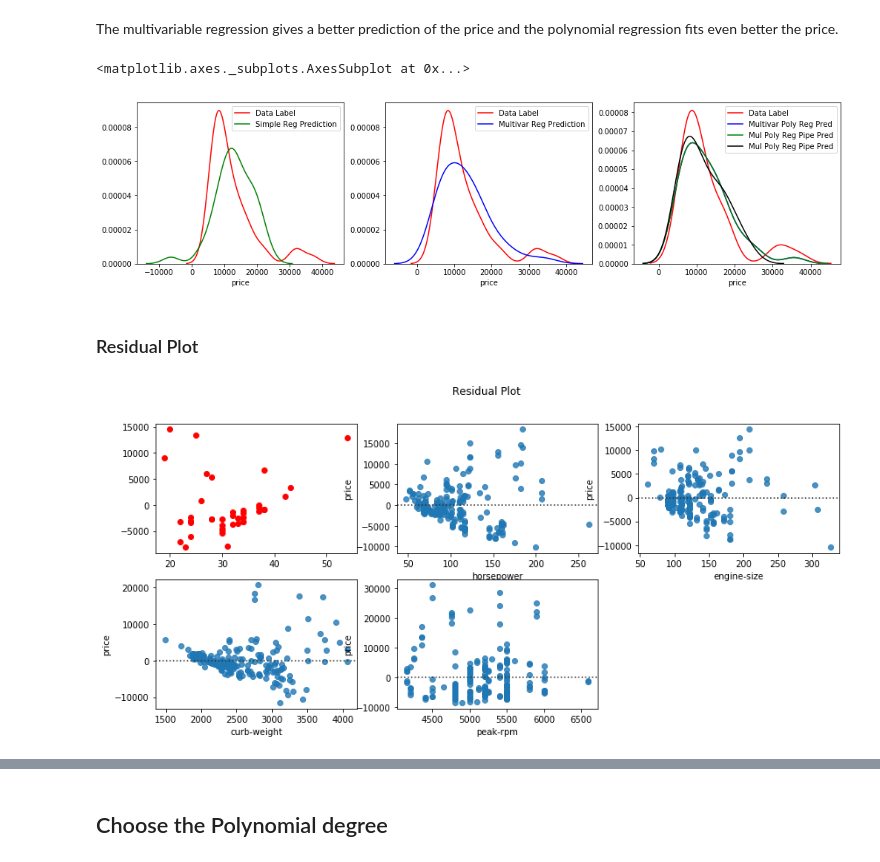
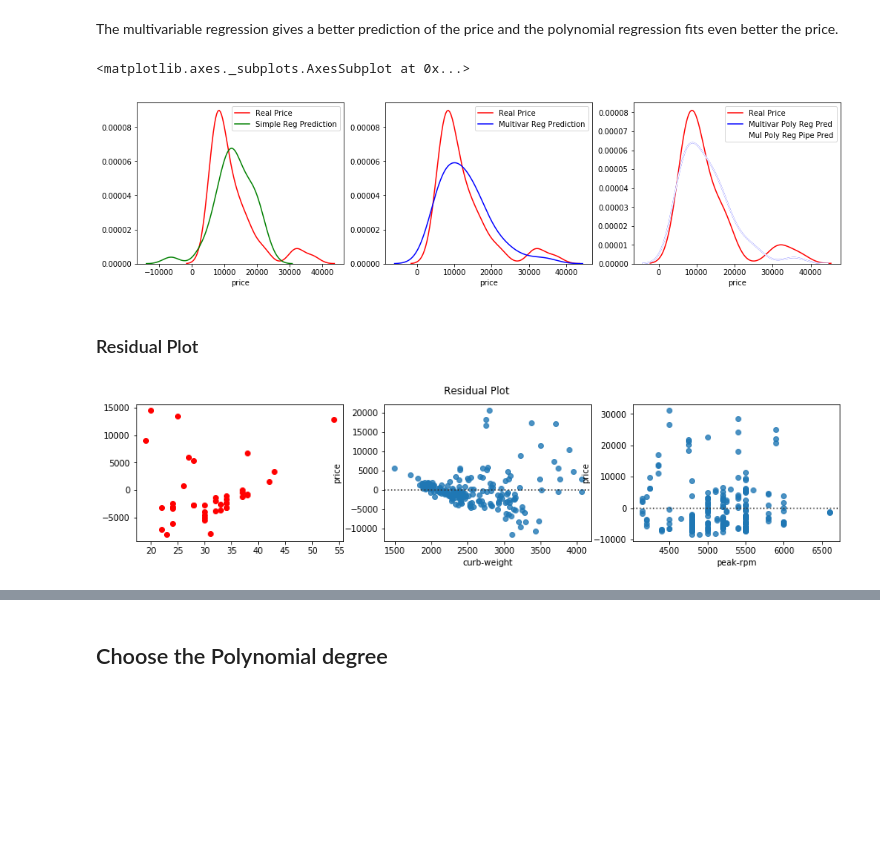
Before and after one commit to Rima-B/ML, a Jupyter notebook: pricePredictor/src/linearRegPricePrediction.ipynb, the cells around one changed output, grey strips where cells are left out. Cells and saved outputs as stored; diff of their text form; code cells hidden in the pictures; blank space fills up the shorter version.

Commit message:
Correct some plots

```diff
--- a/pricePredictor/src/linearRegPricePrediction.ipynb
+++ b/pricePredictor/src/linearRegPricePrediction.ipynb
@@ -232,33 +334,29 @@ The multivariable regression gives a better prediction of the price and the poly
 # %%
 plt.figure(figsize=(17, 4))
 plt.subplot(131)
-sns.distplot(y_test, hist=False, label="Data Label", color="r")
+sns.distplot(y_test, hist=False, label="Real Price", color="r")
 sns.distplot(ypred, hist=False, label="Simple Reg Prediction", color="g")
 plt.subplot(132)
-sns.distplot(y_testm, hist=False, label="Data Label", color="r")
+sns.distplot(y_testm, hist=False, label="Real Price", color="r")
 sns.distplot(ypredmul, hist=False, label="Multivar Reg Prediction", color="b")
 plt.subplot(133)
-sns.distplot(y_testmp, hist=False, label="Data Label", color="r")
+sns.distplot(y_testmp, hist=False, label="Real Price", color="r")
 sns.distplot(ypredmulpoly, hist=False, label="Multivar Poly Reg Pred", color="b")
-sns.distplot(yPredPipe, hist=False, label="Mul Poly Reg Pipe Pred", color="g")
+sns.distplot(yPredPipe, hist=False, label="Mul Poly Reg Pipe Pred", color="w")
 # %% [output]
 <matplotlib.axes._subplots.AxesSubplot at 0x...>
-[figure, old version]
+[figure, new version]
 # %% [markdown]
 ### Residual Plot
 # %%
-plt.figure(1, figsize=(14, 6))
-plt.subplot(231)
+plt.figure(1, figsize=(15, 3))
+plt.subplot(131)
 plt.plot(X_test, y_test-ypred, "ro")
-plt.subplot(232)
-sns.residplot(df["horsepower"], df["price"])
-plt.subplot(233)
-sns.residplot(df["engine-size"], df["price"])
-plt.subplot(234)
+plt.subplot(132)
 sns.residplot(df["curb-weight"], df["price"])
-plt.subplot(235)
+plt.subplot(133)
 sns.residplot(df["peak-rpm"], df["price"])
 plt.suptitle('Residual Plot')
 plt.show()
 # %% [output]
-[figure, old version]
+[figure, new version]
```
Also changed, not shown: parts of 21 cells of this notebook.
